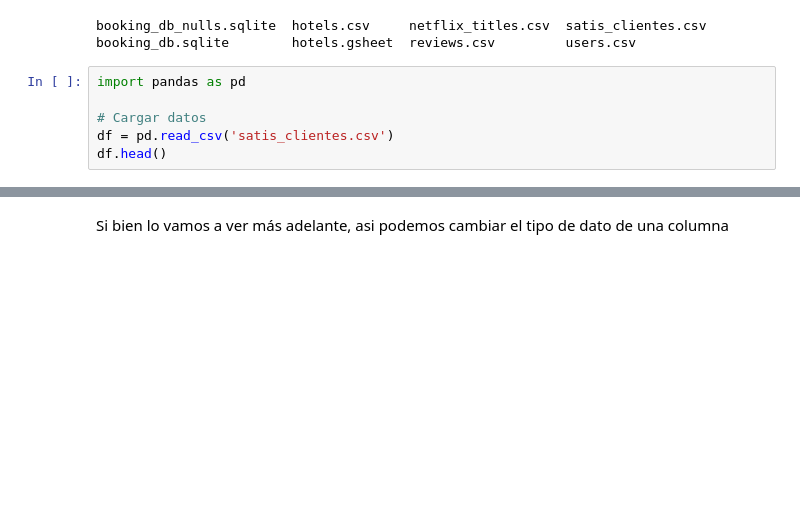
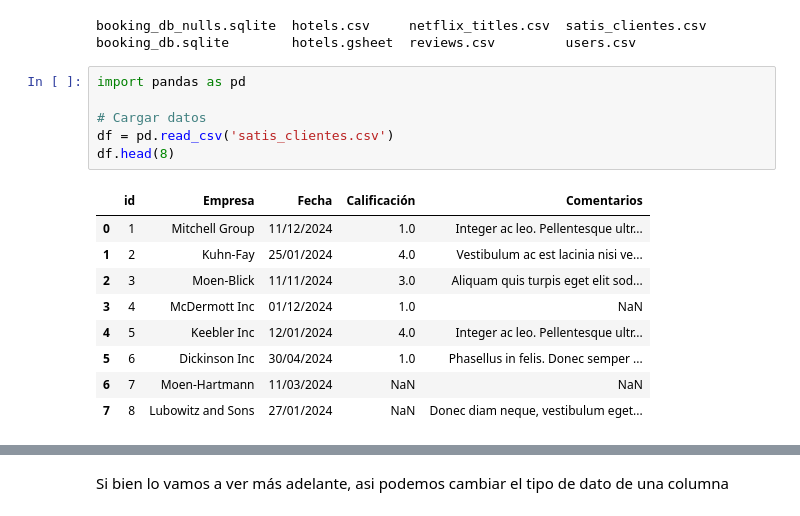
Before and after one commit to NGuerrero23/TT-2C2025-Data-Analitycs-Notebooks, a Jupyter notebook: Clase_4/Resolucion_Clase_04_Datos_nulos_y_duplicados.ipynb, the cells around one changed output, grey strips where cells are left out. Drawn from its saved outputs; the diff is of its cells as text; blank space fills up the shorter version.

```diff
--- a/Clase_4/Resolucion_Clase_04_Datos_nulos_y_duplicados.ipynb
+++ b/Clase_4/Resolucion_Clase_04_Datos_nulos_y_duplicados.ipynb
@@ -99,8 +99,18 @@ booking_db.sqlite        hotels.gsheet  reviews.csv         users.csv
 # %%
 import pandas as pd
 
 # Cargar datos
 df = pd.read_csv('satis_clientes.csv')
-df.head()
+df.head(8)
+# %% [output]
+|  | id | Empresa | Fecha | Calificación | Comentarios |
+| 0 | 1 | Mitchell Group | 11/12/2024 | 1.0 | Integer ac leo. Pellentesque ultr... |
+| 1 | 2 | Kuhn-Fay | 25/01/2024 | 4.0 | Vestibulum ac est lacinia nisi ve... |
+| 2 | 3 | Moen-Blick | 11/11/2024 | 3.0 | Aliquam quis turpis eget elit sod... |
+| 3 | 4 | McDermott Inc | 01/12/2024 | 1.0 | NaN |
+| 4 | 5 | Keebler Inc | 12/01/2024 | 4.0 | Integer ac leo. Pellentesque ultr... |
+| 5 | 6 | Dickinson Inc | 30/04/2024 | 1.0 | Phasellus in felis. Donec semper ... |
+| 6 | 7 | Moen-Hartmann | 11/03/2024 | NaN | NaN |
+| 7 | 8 | Lubowitz and Sons | 27/01/2024 | NaN | Donec diam neque, vestibulum eget... |
 # %%
 df.info()
```
Also changed, not shown: parts of 15 cells of this notebook.
